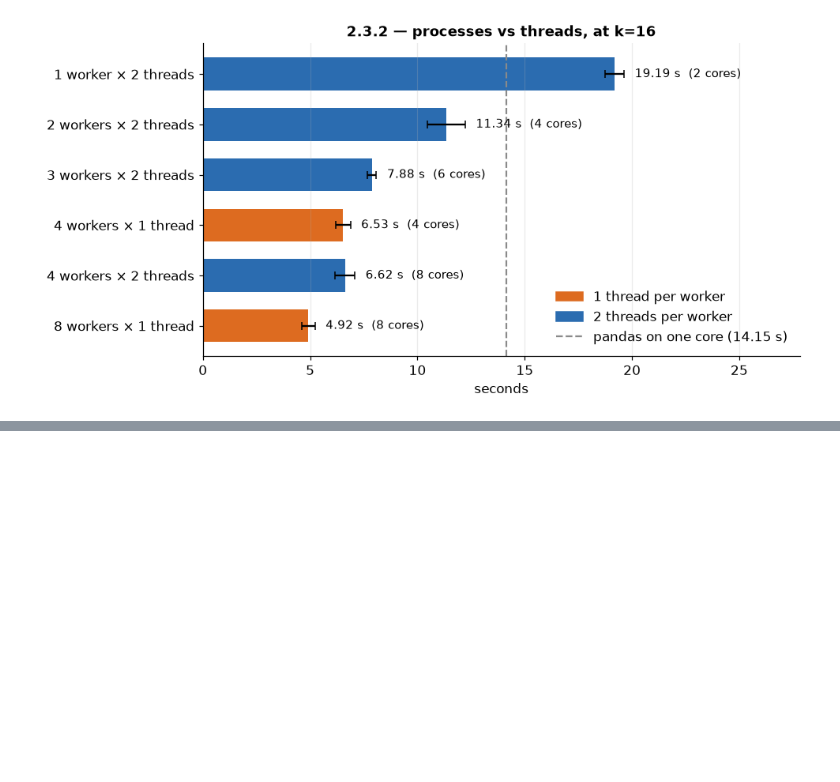
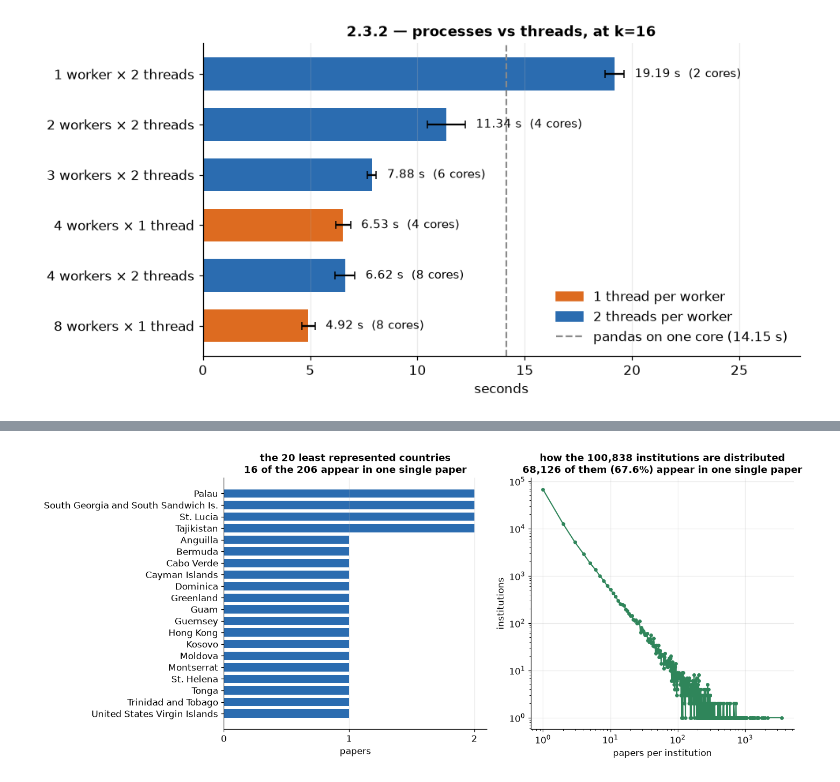
Before and after one commit to FedericoSbarbati/MAPD-Project, a Jupyter notebook: Federico/result_analysis_affiliations.ipynb, the cells around one changed output, grey strips where cells are left out. Cells and saved outputs as stored; diff of their text form; code cells hidden in the pictures; blank space fills up the shorter version.

```diff
--- a/Federico/result_analysis_affiliations.ipynb
+++ b/Federico/result_analysis_affiliations.ipynb
@@ -147,0 +184,24 @@ fig.tight_layout()
+# %%
+fig, (left, right) = plt.subplots(1, 2, figsize=(13, 5.5))
+
+tail = countries.tail(TOP).iloc[::-1]
+left.barh(tail.entity, tail.papers, color=BLUE, height=0.72)
+left.set_xticks(range(0, int(tail.papers.max()) + 1))
+left.set_xlabel("papers")
+left.set_title(f"the {TOP} least represented countries\n"
+               f"{int((countries.papers == 1).sum())} of the {len(countries)} appear in one single paper")
+left.grid(axis="y", visible=False)
+
+sizes = institutions.papers.value_counts().sort_index()
+alone = int((institutions.papers == 1).sum())
+right.plot(sizes.index, sizes.values, marker="o", ms=3.5, lw=1.4, color=GREEN)
+right.set_xscale("log")
+right.set_yscale("log")
+right.set_xlabel("papers per institution")
+right.set_ylabel("institutions")
+right.set_title(f"how the {len(institutions):,} institutions are distributed\n"
+                f"{alone:,} of them ({100 * alone / len(institutions):.1f}%) appear in one single paper")
+
+fig.tight_layout()
+# %% [output]
+[figure, added]
```
Also changed, not shown: parts of 3 cells of this notebook, 2 other files.
